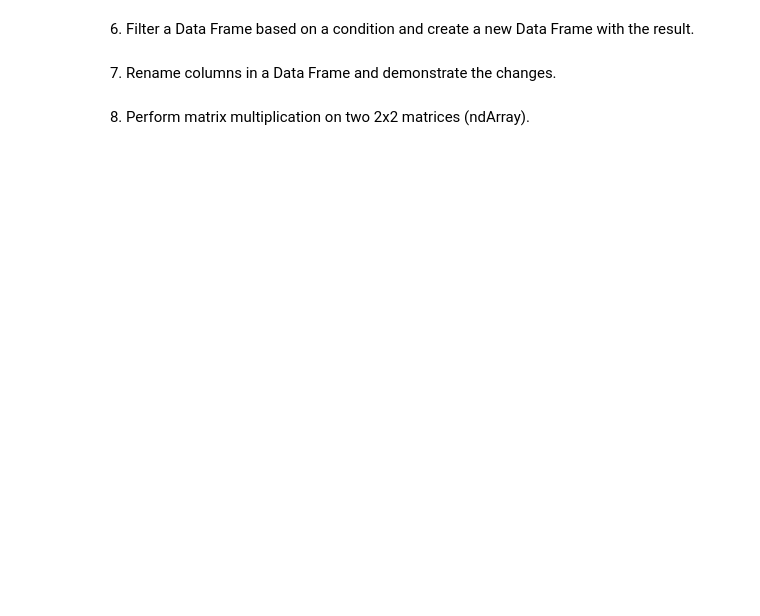
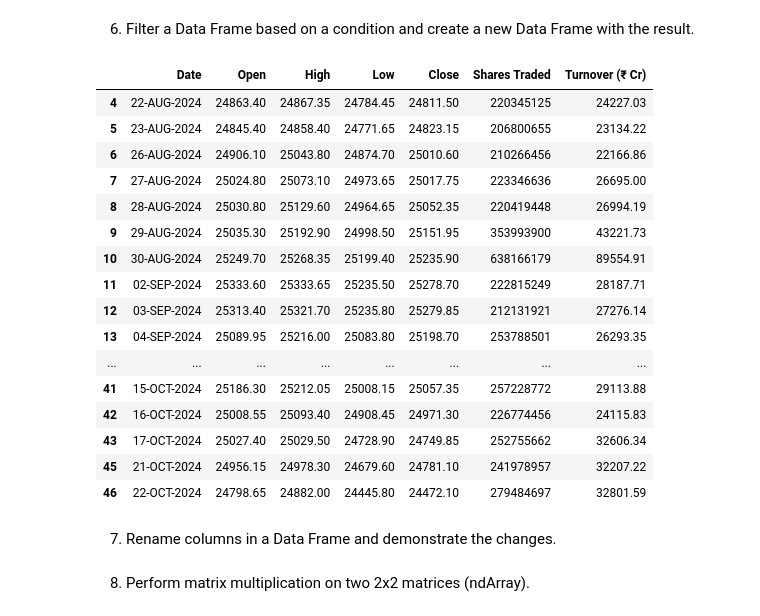
Before and after one commit to Dcoding15/PYTHON, a Jupyter notebook: Untitled0.ipynb, the cells around one changed output. Saved outputs shown, nothing was run; the diff lists cells and outputs as text; code cells hidden in the pictures; blank space fills up the shorter version.

```diff
--- a/Untitled0.ipynb
+++ b/Untitled0.ipynb
@@ -1381,5 +1878,28 @@ Implement the following Searching and Sorting techniques in Python by using func
 # %% [markdown]
 6. Filter a Data Frame based on a condition and create a new Data Frame with the
 result.
+# %%
+import pandas as pd
+df = pd.read_csv('/home/data.csv')
+df_filtered = df[df['Open '] > 24700 ]
+df_filtered
+# %% [output]
+|  | Date | Open | High | Low | Close | Shares Traded | Turnover (₹ Cr) |
+| 4 | 22-AUG-2024 | 24863.40 | 24867.35 | 24784.45 | 24811.50 | 220345125 | 24227.03 |
+| 5 | 23-AUG-2024 | 24845.40 | 24858.40 | 24771.65 | 24823.15 | 206800655 | 23134.22 |
+| 6 | 26-AUG-2024 | 24906.10 | 25043.80 | 24874.70 | 25010.60 | 210266456 | 22166.86 |
+| 7 | 27-AUG-2024 | 25024.80 | 25073.10 | 24973.65 | 25017.75 | 223346636 | 26695.00 |
+| 8 | 28-AUG-2024 | 25030.80 | 25129.60 | 24964.65 | 25052.35 | 220419448 | 26994.19 |
+| 9 | 29-AUG-2024 | 25035.30 | 25192.90 | 24998.50 | 25151.95 | 353993900 | 43221.73 |
+| 10 | 30-AUG-2024 | 25249.70 | 25268.35 | 25199.40 | 25235.90 | 638166179 | 89554.91 |
+| 11 | 02-SEP-2024 | 25333.60 | 25333.65 | 25235.50 | 25278.70 | 222815249 | 28187.71 |
+| 12 | 03-SEP-2024 | 25313.40 | 25321.70 | 25235.80 | 25279.85 | 212131921 | 27276.14 |
+| 13 | 04-SEP-2024 | 25089.95 | 25216.00 | 25083.80 | 25198.70 | 253788501 | 26293.35 |
+| ... | ... | ... | ... | ... | ... | ... | ... |
+| 41 | 15-OCT-2024 | 25186.30 | 25212.05 | 25008.15 | 25057.35 | 257228772 | 29113.88 |
+| 42 | 16-OCT-2024 | 25008.55 | 25093.40 | 24908.45 | 24971.30 | 226774456 | 24115.83 |
+| 43 | 17-OCT-2024 | 25027.40 | 25029.50 | 24728.90 | 24749.85 | 252755662 | 32606.34 |
+| 45 | 21-OCT-2024 | 24956.15 | 24978.30 | 24679.60 | 24781.10 | 241978957 | 32207.22 |
+| 46 | 22-OCT-2024 | 24798.65 | 24882.00 | 24445.80 | 24472.10 | 279484697 | 32801.59 |
 # %% [markdown]
 7. Rename columns in a Data Frame and demonstrate the changes.
```
Also changed, not shown: parts of 36 cells of this notebook.
